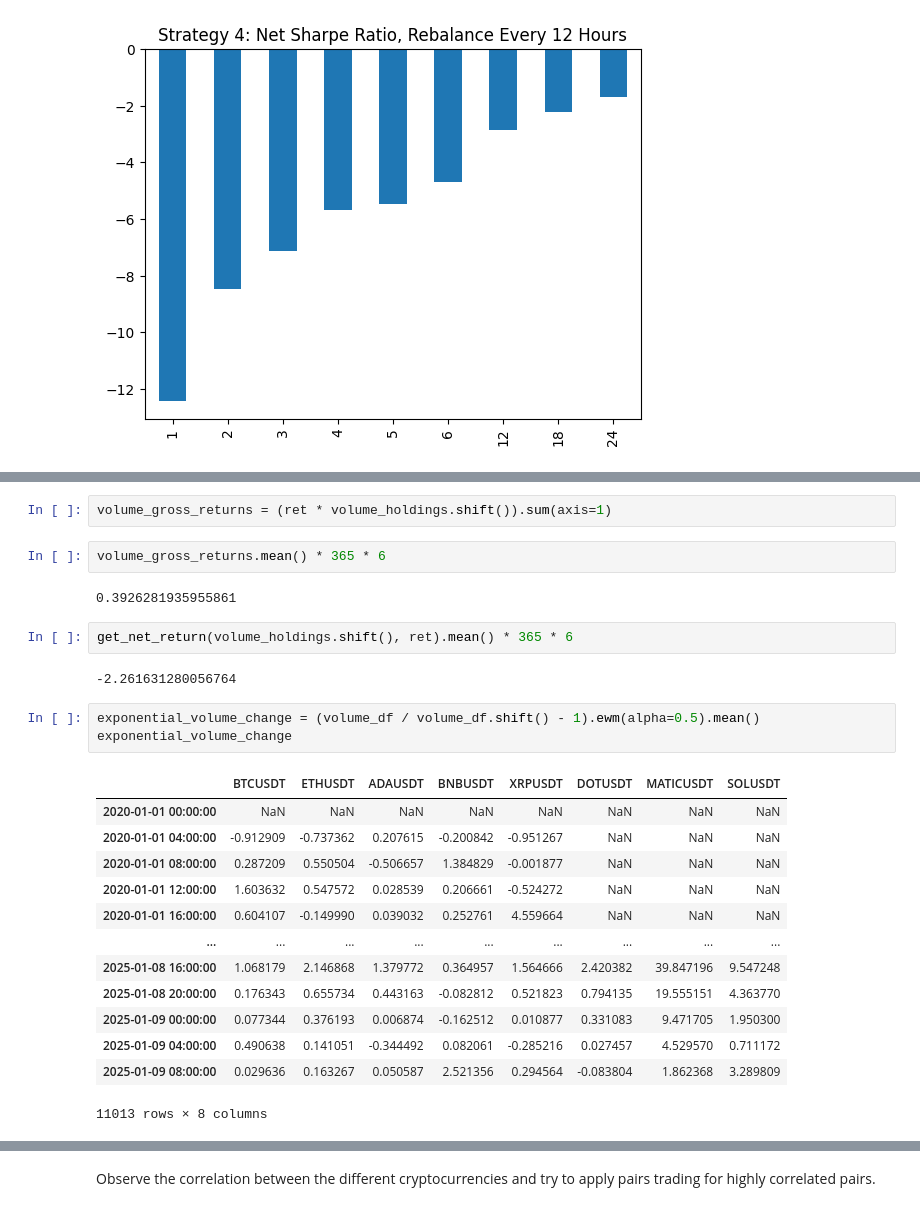
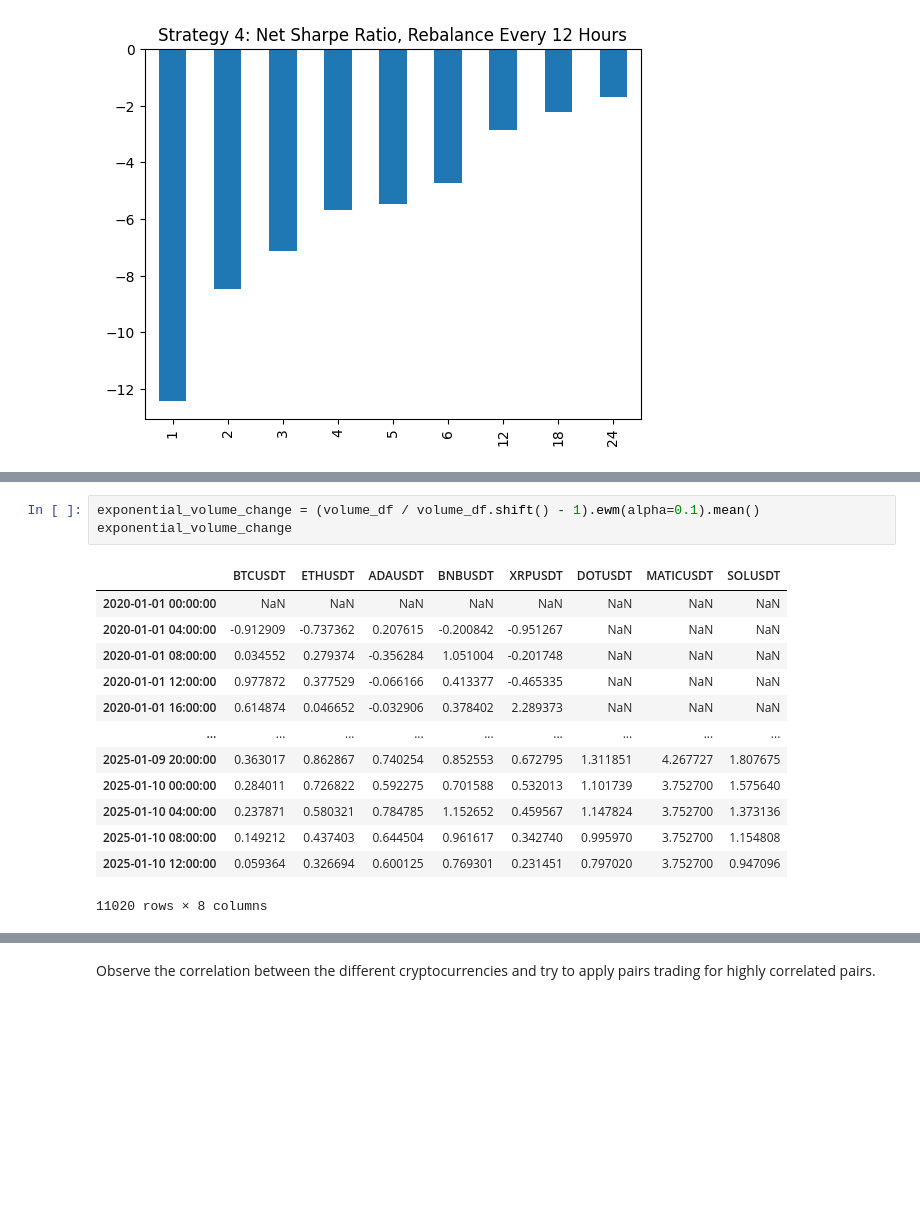
Before and after one commit to wbchristerson/jn-learning, a Jupyter notebook: cryptocurrency_stat_arb.ipynb, the cells around one changed output, grey strips where cells are left out. Drawn from its saved outputs; the diff is of its cells as text; blank space fills up the shorter version.

Commit message:
experiment with reverse exponential volume signal, signal taken over a single day

```diff
--- a/cryptocurrency_stat_arb.ipynb
+++ b/cryptocurrency_stat_arb.ipynb
@@ -1056,30 +1058,20 @@ strat_4_2d_results
-# %%
-volume_gross_returns = (ret * volume_holdings.shift()).sum(axis=1)
-# %%
-volume_gross_returns.mean() * 365 * 6
-# %% [output]
-0.3926281935955861
-# %%
-get_net_return(volume_holdings.shift(), ret).mean() * 365 * 6
-# %% [output]
--2.261631280056764
 # %%
-exponential_volume_change = (volume_df / volume_df.shift() - 1).ewm(alpha=0.5).mean()
+exponential_volume_change = (volume_df / volume_df.shift() - 1).ewm(alpha=0.1).mean()
 exponential_volume_change
 # %% [output]
 |  | BTCUSDT | ETHUSDT | ADAUSDT | BNBUSDT | XRPUSDT | DOTUSDT | MATICUSDT | SOLUSDT |
 | 2020-01-01 00:00:00 | NaN | NaN | NaN | NaN | NaN | NaN | NaN | NaN |
 | 2020-01-01 04:00:00 | -0.912909 | -0.737362 | 0.207615 | -0.200842 | -0.951267 | NaN | NaN | NaN |
-| 2020-01-01 08:00:00 | 0.287209 | 0.550504 | -0.506657 | 1.384829 | -0.001877 | NaN | NaN | NaN |
-| 2020-01-01 12:00:00 | 1.603632 | 0.547572 | 0.028539 | 0.206661 | -0.524272 | NaN | NaN | NaN |
-| 2020-01-01 16:00:00 | 0.604107 | -0.149990 | 0.039032 | 0.252761 | 4.559664 | NaN | NaN | NaN |
+| 2020-01-01 08:00:00 | 0.034552 | 0.279374 | -0.356284 | 1.051004 | -0.201748 | NaN | NaN | NaN |
+| 2020-01-01 12:00:00 | 0.977872 | 0.377529 | -0.066166 | 0.413377 | -0.465335 | NaN | NaN | NaN |
+| 2020-01-01 16:00:00 | 0.614874 | 0.046652 | -0.032906 | 0.378402 | 2.289373 | NaN | NaN | NaN |
 | ... | ... | ... | ... | ... | ... | ... | ... | ... |
-| 2025-01-08 16:00:00 | 1.068179 | 2.146868 | 1.379772 | 0.364957 | 1.564666 | 2.420382 | 39.847196 | 9.547248 |
-| 2025-01-08 20:00:00 | 0.176343 | 0.655734 | 0.443163 | -0.082812 | 0.521823 | 0.794135 | 19.555151 | 4.363770 |
-| 2025-01-09 00:00:00 | 0.077344 | 0.376193 | 0.006874 | -0.162512 | 0.010877 | 0.331083 | 9.471705 | 1.950300 |
-| 2025-01-09 04:00:00 | 0.490638 | 0.141051 | -0.344492 | 0.082061 | -0.285216 | 0.027457 | 4.529570 | 0.711172 |
-| 2025-01-09 08:00:00 | 0.029636 | 0.163267 | 0.050587 | 2.521356 | 0.294564 | -0.083804 | 1.862368 | 3.289809 |
+| 2025-01-09 20:00:00 | 0.363017 | 0.862867 | 0.740254 | 0.852553 | 0.672795 | 1.311851 | 4.267727 | 1.807675 |
+| 2025-01-10 00:00:00 | 0.284011 | 0.726822 | 0.592275 | 0.701588 | 0.532013 | 1.101739 | 3.752700 | 1.575640 |
+| 2025-01-10 04:00:00 | 0.237871 | 0.580321 | 0.784785 | 1.152652 | 0.459567 | 1.147824 | 3.752700 | 1.373136 |
+| 2025-01-10 08:00:00 | 0.149212 | 0.437403 | 0.644504 | 0.961617 | 0.342740 | 0.995970 | 3.752700 | 1.154808 |
+| 2025-01-10 12:00:00 | 0.059364 | 0.326694 | 0.600125 | 0.769301 | 0.231451 | 0.797020 | 3.752700 | 0.947096 |
-11013 rows × 8 columns
+11020 rows × 8 columns
 # %%
 demeaned_exponential_volume_change = exponential_volume_change.rank(axis=1).subtract(
     exponential_volume_change.rank(axis=1).mean(axis=1), axis=0)
```
Also changed, not shown: parts of 68 cells of this notebook.
